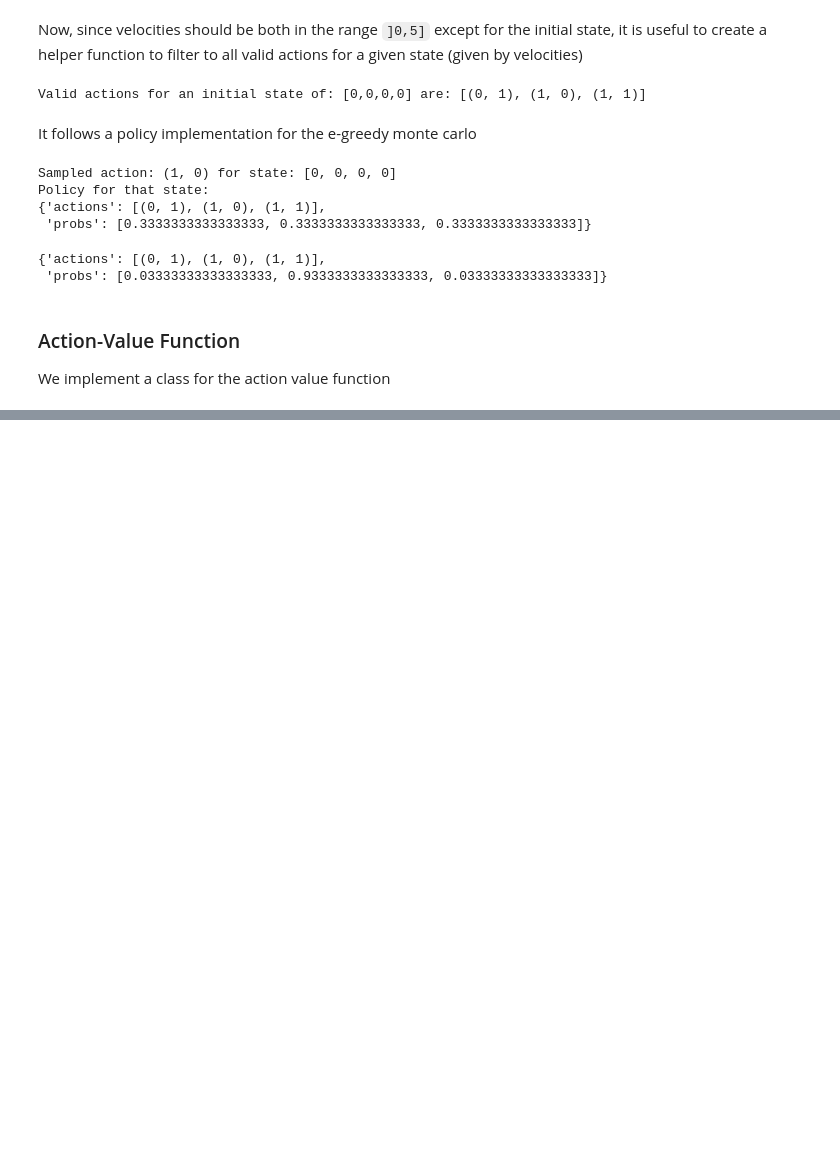
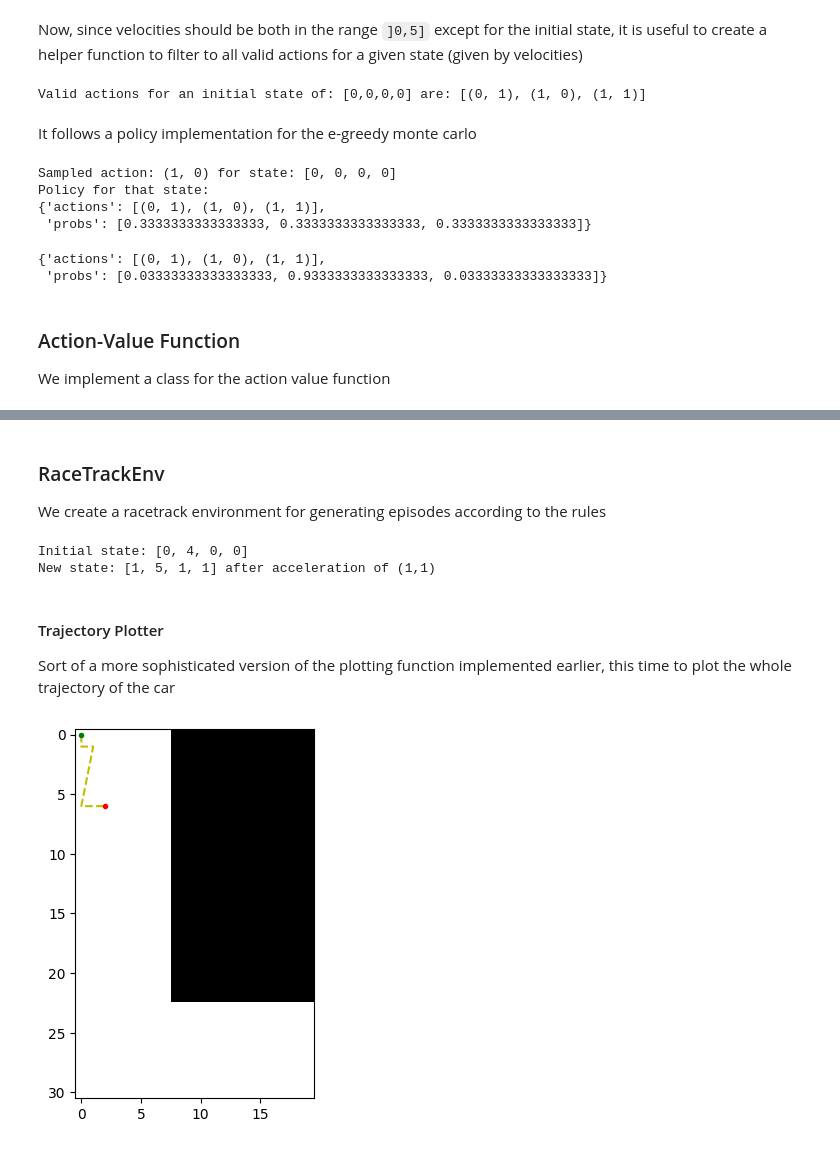
Before and after one commit to jsmithdlc/sutton-barto-programming, a Jupyter notebook: notebooks/chapter_5.ipynb, the cells around one changed output, grey strips where cells are left out. Saved outputs shown, nothing was run; the diff lists cells and outputs as text; code cells hidden in the pictures; blank space fills up the shorter version.

Commit message:
feat: implements episode loop

```diff
--- a/notebooks/chapter_5.ipynb
+++ b/notebooks/chapter_5.ipynb
@@ -273,0 +275,79 @@ Maximal action is (0, 1)
+# %% [markdown]
+### RaceTrackEnv
+
+We create a racetrack environment for generating episodes according to the rules
+# %%
+import random
+
+class RaceTrackEnv:
+  def __init__(self, width, height, lanewidth):
+    self.rows = height
+    self.columns = width
+    self.lanewidth = lanewidth
+    self.racetrack = create_racetrack(height, width, lanewidth)
+    self.reset()
+
+  def _select_random_init_state(self):
+    col =  random.randint(0,self.lanewidth-1)
+    return [0, col, 0, 0]
+
+  def _update_last_state(self, row_acc, col_acc):
+    new_row_vel = self.last_state[2] + row_acc
+    new_col_vel = self.last_state[3] + col_acc
+    new_row = self.last_state[0] + new_row_vel
+    new_col = self.last_state[1] + new_col_vel
+    self.last_state = [new_row, new_col, new_row_vel, new_col_vel]
+
+  def reset(self):
+    self.last_state = self._select_random_init_state()
+    return self.last_state
+
+  def step(self, action) -> tuple[tuple, int, bool]:
+    """
+    return state, reward, done
+    """
+    new_row_vel = self.last_state[2] + action[0]
+    new_col_vel = self.last_state[3] + action[1]
+    next_condition = check_next_condition(
+        self.last_state[0],
+        self.last_state[1],
+        self.last_state[2],
+        self.last_state[3],
+        self.racetrack
+    )
+    if next_condition == PossibleOutcomes.crash:
+      self.reset()
+      return self.last_state, -1, False
+    if next_condition == PossibleOutcomes.finish:
+      return self.last_state, 0, True
+    self._update_last_state(*action)
+    return self.last_state, -1, False
+
+env_test = RaceTrackEnv(40,30,10)
+print(f"Initial state: {env_test.last_state}")
+env_test.step((1,1))
+print(f"New state: {env_test.last_state} after acceleration of (1,1)")
+# %% [output]
+Initial state: [0, 4, 0, 0]
+New state: [1, 5, 1, 1] after acceleration of (1,1)
+# %% [markdown]
+#### Trajectory Plotter
+
+Sort of a more sophisticated version of the plotting function implemented earlier, this time to plot the whole trajectory of the car
+# %%
+import matplotlib.pyplot as plt
+
+def plot_trajectory(trajectory, racetrack):
+  rows, cols = [], []
+  for s in trajectory:
+    rows.append(s[0])
+    cols.append(s[1])
+  plt.imshow(racetrack, cmap="bone")
+  plt.plot(cols, rows, '--y')
+  plt.plot(cols[0],rows[0],".g")
+  plt.plot(cols[-1], rows[-1],".r")
+  plt.show()
+
+plot_trajectory([[0,0],[1,0],[1,1],[6,0],[6,2]],racetrack_ex)
+# %% [output]
+[figure, added]
```
Also changed, not shown: parts of 7 cells of this notebook.
